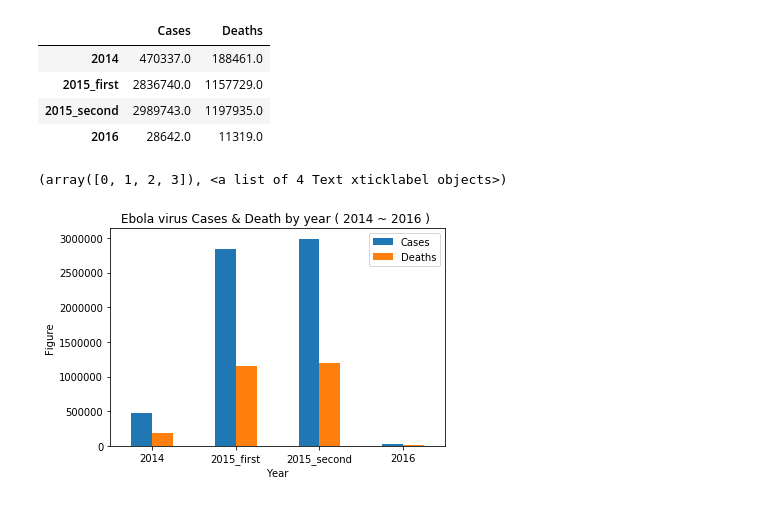
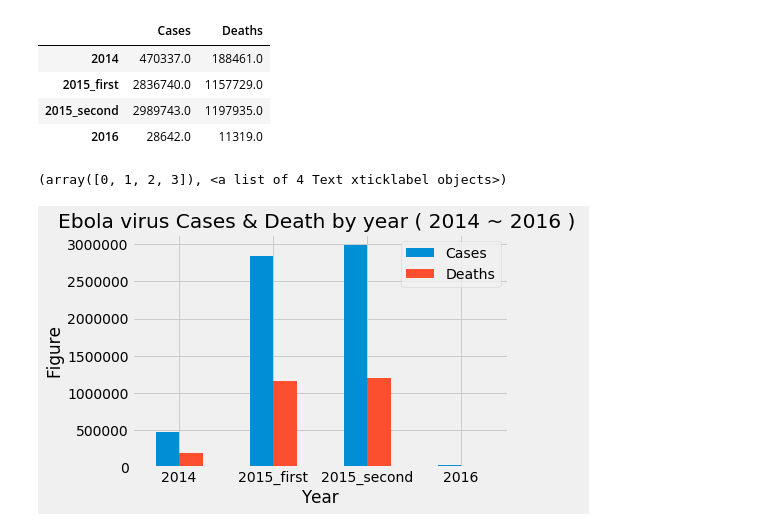
Before and after one commit to luckycontrol/BigData-Final-Project, a Jupyter notebook: ebola_an.ipynb, the cells around one changed output. Drawn from its saved outputs; the diff is of its cells as text; code cells hidden in the pictures.

```diff
--- a/ebola_an.ipynb
+++ b/ebola_an.ipynb
@@ -66,11 +67,12 @@ ebola_dataset
 | 2015_second | 2989743.0 | 1197935.0 |
 | 2016 | 28642.0 | 11319.0 |
 # %%
+matplotlib.style.use('fivethirtyeight')
 ebola_dataset.plot(kind='bar')
 plt.title('Ebola virus Cases & Death by year ( 2014 ~ 2016 ) ')
 plt.xlabel('Year')
 plt.ylabel('Figure')
 plt.xticks(rotation=0, horizontalalignment='center')
 # %% [output]
 (array([0, 1, 2, 3]), <a list of 4 Text xticklabel objects>)
-[figure, old version]
+[figure, new version]
```
Also changed, not shown: parts of 1 cell of this notebook, 1 other file.
